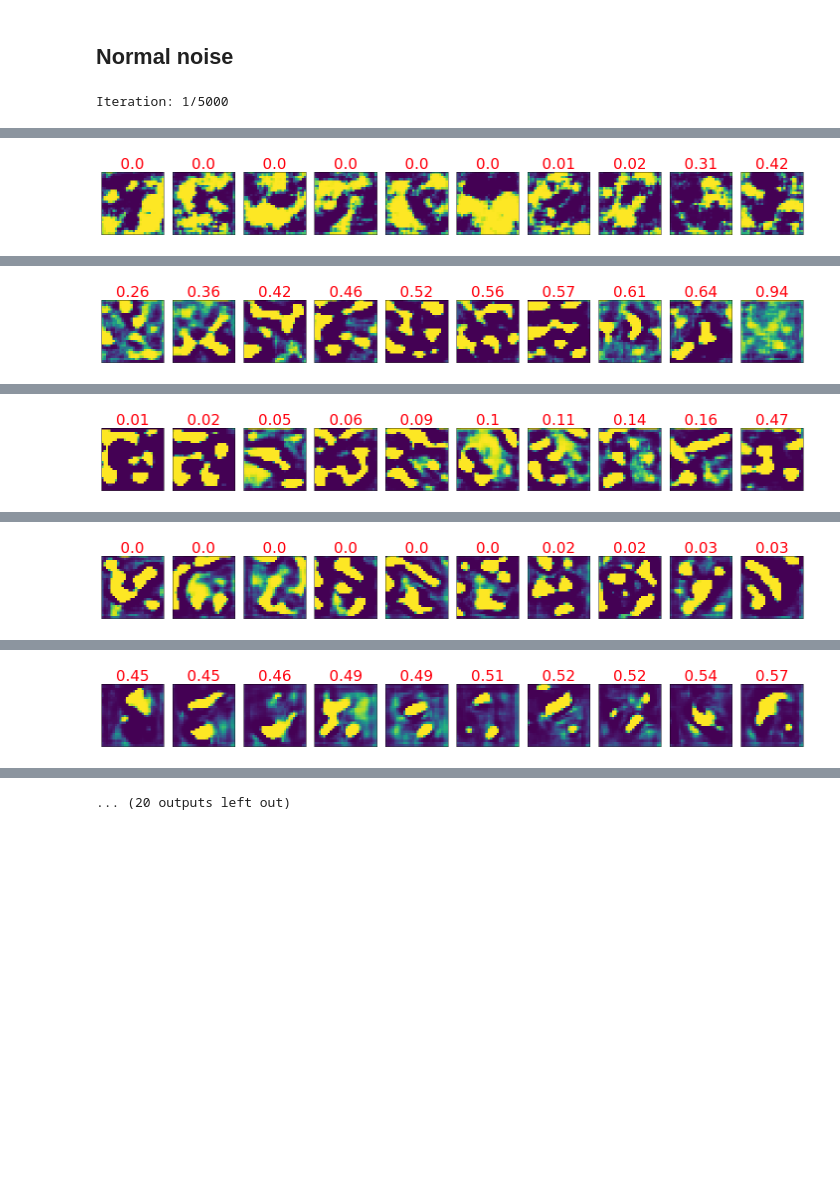
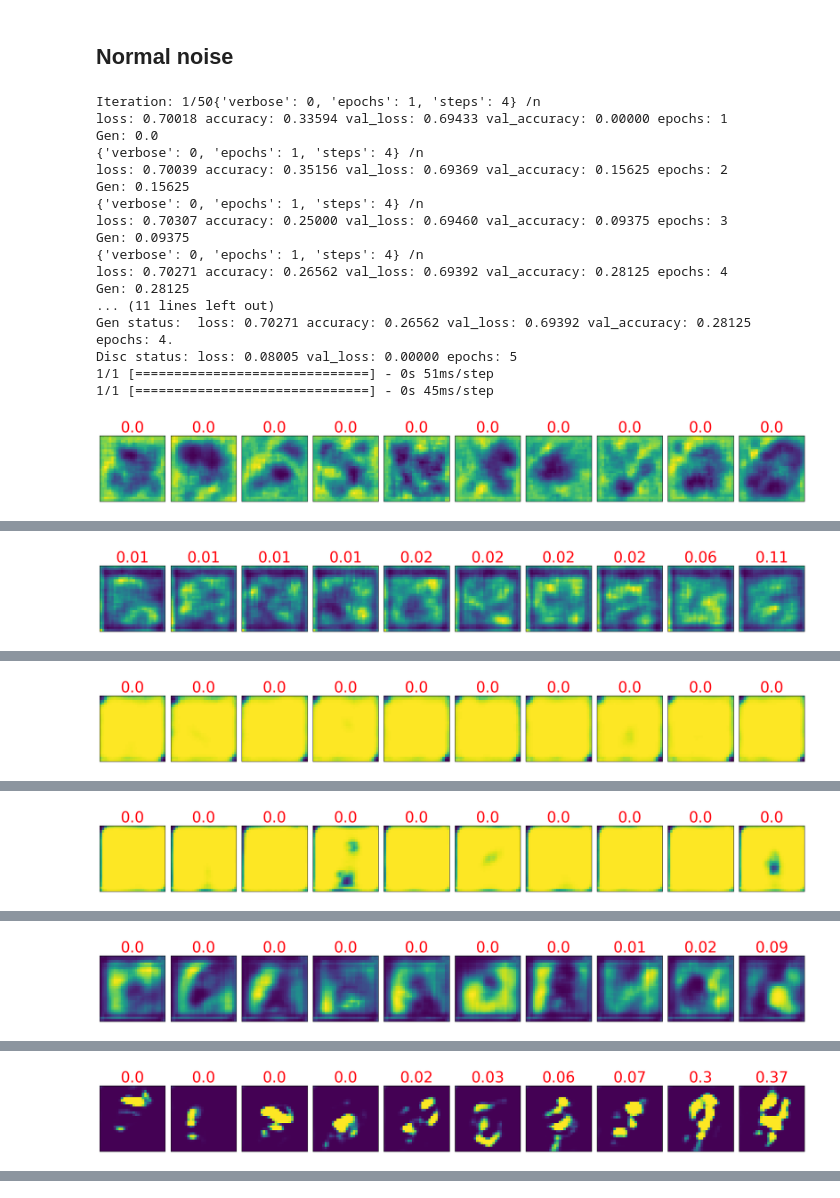
Before and after one commit to roseredfingers/Handwritten-Digits-GANs, a Jupyter notebook: eminist.ipynb, the cells around one changed output, grey strips where cells are left out. Cells and saved outputs as stored; diff of their text form; code cells hidden in the pictures; blank space fills up the shorter version.

```diff
--- a/eminist.ipynb
+++ b/eminist.ipynb
@@ -259,10 +258,15 @@ def train(gan,
             noise = gen_noise(actual_batch_size, normal=normal_noise)
             x_batch, y_batch = get_training_set(real=noise)
             h = gan.fit(x_batch, y_batch, epochs=1, verbose=0, validation_split=validation_split, callbacks=callbacks)
+            print(h.params, "/n")
             gen_history.update(h)
+            print(gen_history)
+            print("Gen:",gen_history.get_latest("val_accuracy"))
+            g_val_loss.append(gen_history.get_latest("val_loss"))
 
             gan_epochs = epoch
-            if gen_history.get_latest("val_acc") > min_gan_acc:
+
+            if gen_history.get_latest("val_accuracy") > min_gan_acc:
                 break
 
         # Training the discriminator
@@ -273,9 +277,11 @@ def train(gan,
             x_batch = x_batch.reshape([-1, *disc.input_shape[1:]])
             h = disc.fit(x_batch, y_batch, epochs=1, verbose=0, validation_split=validation_split, callbacks=callbacks)
             disc_history.update(h)
-
+            print("DISC: ",disc_history)
+            #print("Disc:",disc_history.get_latest("val_accuracy"))
+            d_val_loss.append(disc_history.get_latest("val_loss"))
             disc_epochs = epoch
-            if disc_history.get_latest("val_acc") > min_disc_acc:
+            if disc_history.get_latest("val_loss") > min_disc_acc:
                 break
 
 
@@ -330,11 +336,28 @@ plt.imshow(X_train[1].squeeze())
 ## Normal noise
 # %%
 train(gan=gan,
-      num_iters=5000,
+      num_iters=50,
       epochs=5,
       print_every=[1,2,3,5,10,25,50,100,200,300,500,1000,2000,3000,5000],
       save_example_name="5_epochs",
       save_model_name="gan",
       normal_noise=True)
 # %% [output]
-Iteration: 1/5000
+Iteration: 1/50{'verbose': 0, 'epochs': 1, 'steps': 4} /n
+loss: 0.70018 accuracy: 0.33594 val_loss: 0.69433 val_accuracy: 0.00000 epochs: 1
+Gen: 0.0
+{'verbose': 0, 'epochs': 1, 'steps': 4} /n
+loss: 0.70039 accuracy: 0.35156 val_loss: 0.69369 val_accuracy: 0.15625 epochs: 2
+Gen: 0.15625
+{'verbose': 0, 'epochs': 1, 'steps': 4} /n
+loss: 0.70307 accuracy: 0.25000 val_loss: 0.69460 val_accuracy: 0.09375 epochs: 3
+Gen: 0.09375
+{'verbose': 0, 'epochs': 1, 'steps': 4} /n
+loss: 0.70271 accuracy: 0.26562 val_loss: 0.69392 val_accuracy: 0.28125 epochs: 4
+Gen: 0.28125
+... (11 lines left out)
+Gen status:  loss: 0.70271 accuracy: 0.26562 val_loss: 0.69392 val_accuracy: 0.28125 epochs: 4.
+Disc status: loss: 0.08005 val_loss: 0.00000 epochs: 5
+1/1 [==============================] - 0s 51ms/step
+1/1 [==============================] - 0s 45ms/step
+[figure, new version]
@@ -344 +381 @@ Disc status: val_loss: 0.18264 val_acc: 0.96875 loss: 0.35883 acc: 0.83594 epoch
-[figure, old version]
+[figure, new version]
@@ -349 +394 @@ Disc status: val_loss: 0.14876 val_acc: 1.00000 loss: 1.02892 acc: 0.70312 epoch
-[figure, old version]
+[figure, new version]
@@ -354 +412 @@ Disc status: val_loss: 0.41878 val_acc: 0.87500 loss: 0.43437 acc: 0.78906 epoch
-[figure, old version]
+[figure, new version]
@@ -359 +430 @@ Disc status: val_loss: 0.11447 val_acc: 0.96875 loss: 0.18484 acc: 0.92188 epoch
-[figure, old version]
+[figure, new version]
@@ -364 +448 @@ Disc status: val_loss: 0.58817 val_acc: 0.93750 loss: 0.57951 acc: 0.79688 epoch
-[figure, old version]
+[figure, added]
@@ -369,4 +450,3 @@ Disc status: val_loss: 0.81117 val_acc: 0.68750 loss: 0.53552 acc: 0.74219 epoch
-... (20 outputs left out)
 # %%
 display_gen(gan, 15*15)
 # %% [output]
```
Also changed, not shown: parts of 10 cells of this notebook, 1 other file.
